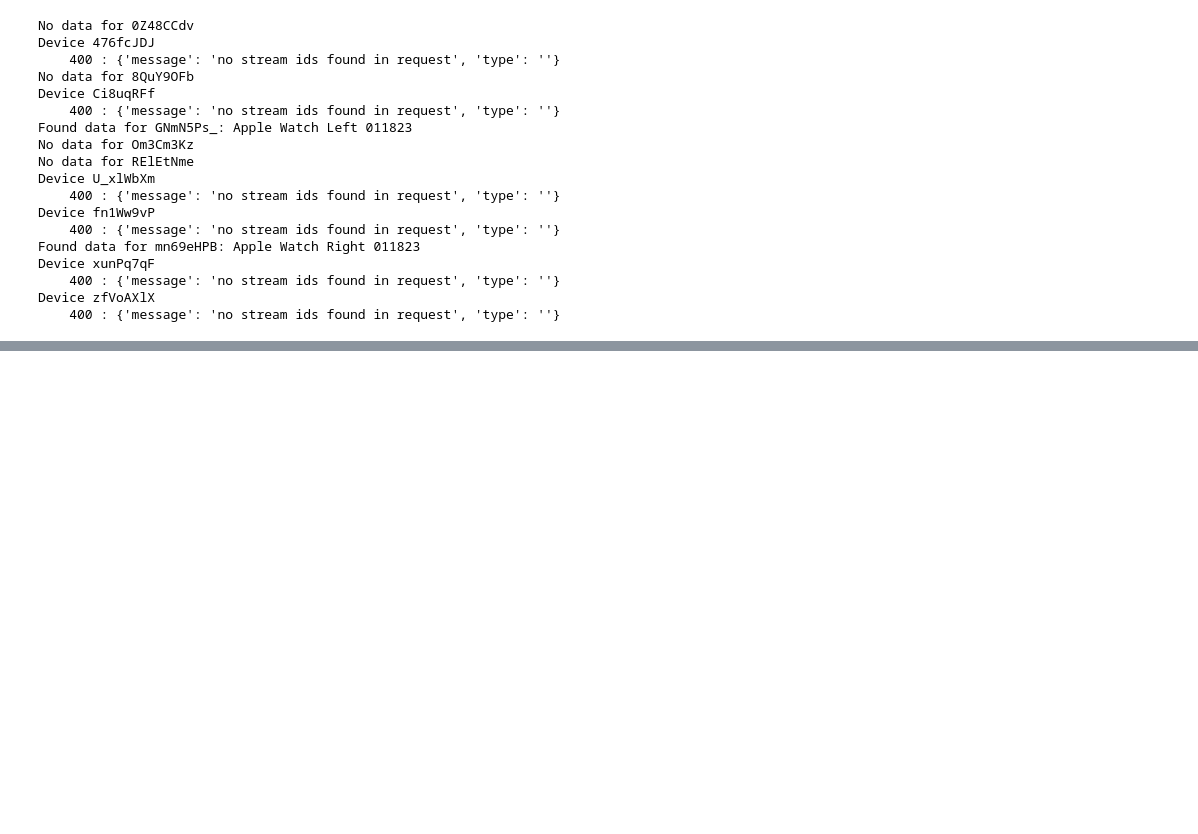
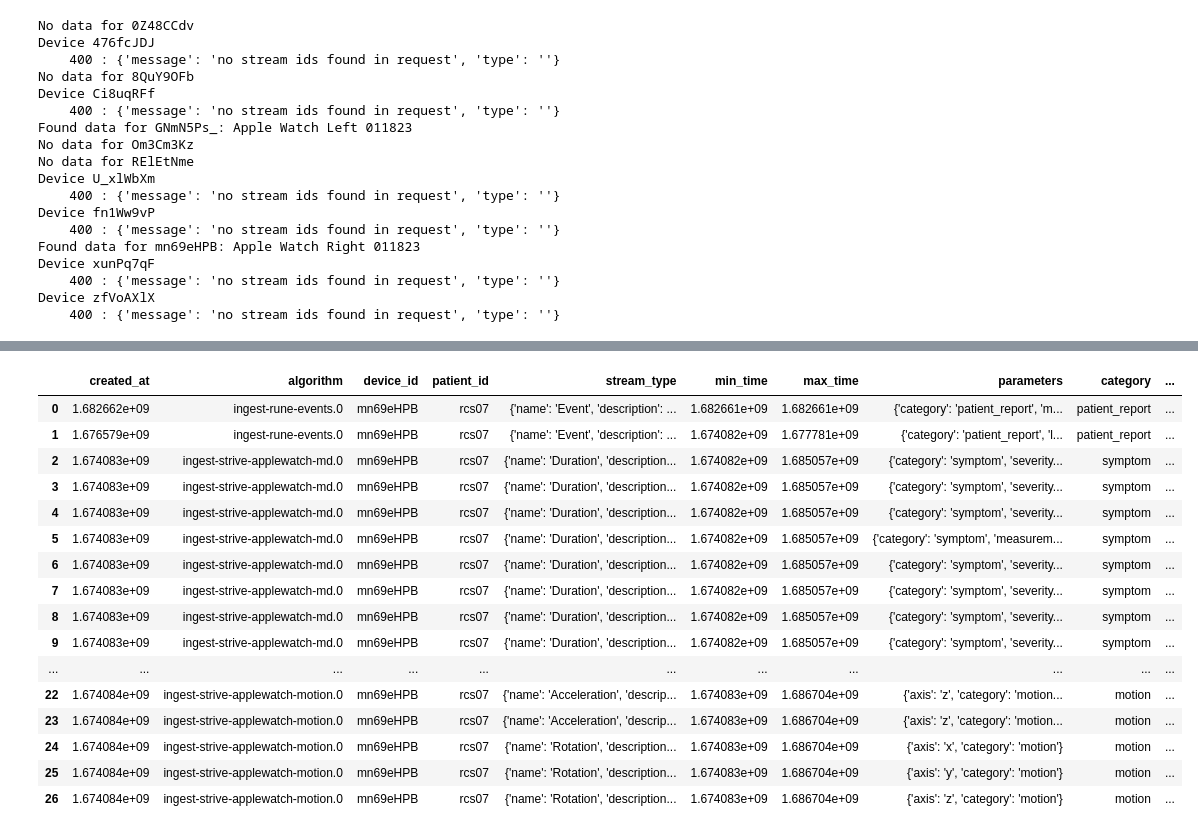
Before and after one commit to BCM-Neurosurgery/data-net-source, a Jupyter notebook: source_data/rune_v2_testing.ipynb, the cells around one changed output, grey strips where cells are left out. Saved outputs shown, nothing was run; the diff lists cells and outputs as text; code cells hidden in the pictures; blank space fills up the shorter version.

```diff
--- a/source_data/rune_v2_testing.ipynb
+++ b/source_data/rune_v2_testing.ipynb
@@ -102,7 +102,7 @@ display(x_streams.to_dataframe())
 # Get available times for May 4, 2023
 try:
     available = x_streams.get_batch_availability_dataframe(
-        start_time=1683219600, end_time=1683241200, timezone=-28800,
+        start_time=1681408661, end_time=1681427545, timezone=-28800,
         batch_operation='any', resolution=60*15)
 except Exception as e:
     print(e)
@@ -137,8 +137,9 @@ else:
 import numpy as np
 from runeq.resources.patient import get_device
 # Get a list of devices with data available on a given day:
-date = pd.Timestamp(1681369200, unit='s', tz='US/Pacific')
-end_of_day = date + pd.Timedelta(days=5)
+date = pd.Timestamp(1681427545, unit='s', tz='US/Pacific')
+end_of_day = date + pd.Timedelta(hours=4)
+resolution = 300
 
 cumulative_avail = {}
 for device in patient_streams.to_dataframe()['device_id'].unique():
@@ -146,7 +147,7 @@ for device in patient_streams.to_dataframe()['device_id'].unique():
     try:
         device_avail = device_streams.get_batch_availability_dataframe(
             start_time=int(date.timestamp()), end_time=int(end_of_day.timestamp()), timezone=-28800,
-            resolution=60*60, batch_operation='any'
+            resolution=resolution, batch_operation='any'
         )
     except Exception as e:
         print(f'Device {device}')
@@ -184,8 +185,8 @@ if len(cumulative_avail):
     raw_avail = [df['availability'].to_numpy() for df in cumulative_avail.values()]
     cumulative = [np.sum(raw_avail, axis=0) >= 1][0]
     avail_times = (cumulative_avail[devices[0]]['time'][cumulative]).to_numpy()
-    start, end = int(pd.Timestamp(avail_times[0]).timestamp()), int(pd.Timestamp(avail_times[-1]).timestamp())
-    print(f'Data available between {start} and {end}')
+    start, end = int(pd.Timestamp(avail_times[0]).timestamp()), int(pd.Timestamp(avail_times[-1]).timestamp()) + resolution
+    print(f'Data for {devices} available between {start} and {end}')
 else:
     print('NO DATA FOUND IN THE GIVEN TIME RANGE!')
 # %% [output]
@@ -194,11 +195,16 @@ Data available between 1681408800 and 1681545600
 # Get the data for the available time range
 desired_ids = devices
 
-def match_devices(stream):
-    return 'device_id' in stream.parameters and stream.parameters['device_id'] in desired_ids
-
-desired_streams = patient_streams.filter(category='motion', filter_function=match_devices)
-desired_streams.get_stream_dataframe(
-    start_time=start, end_time=end
-)
+all_data = []
+for device in desired_ids:
+    desired_streams = get_patient_stream_metadata('rcs07', device).filter(category='motion')
+    print(f'Data for {device}: {get_device(patient, device).name}')
+    print(f'Found {len(list(desired_streams.ids()))} streams over {(end - start) / 60} minutes.')
+    for stream_id in desired_streams.ids():
+        stream = get_stream_metadata(stream_id,)
+        print(f'Fetching: {stream.parameters}')
+        stream_data = stream.get_stream_dataframe(
+            start_time=start, end_time=end
+        )
+        all_data.append(stream_data)
 # %% [output]
@@ -205,0 +222,20 @@ ValueError: No objects to concatenate
+# %%
+desired_streams.to_dataframe()
+# %% [output]
+|  | created_at | algorithm | device_id | patient_id | stream_type | min_time | max_time | parameters | category | ... |
+| 0 | 1.682662e+09 | ingest-rune-events.0 | mn69eHPB | rcs07 | {'name': 'Event', 'description': ... | 1.682661e+09 | 1.682661e+09 | {'category': 'patient_report', 'm... | patient_report | ... |
+| 1 | 1.676579e+09 | ingest-rune-events.0 | mn69eHPB | rcs07 | {'name': 'Event', 'description': ... | 1.674082e+09 | 1.677781e+09 | {'category': 'patient_report', 'l... | patient_report | ... |
+| 2 | 1.674083e+09 | ingest-strive-applewatch-md.0 | mn69eHPB | rcs07 | {'name': 'Duration', 'description... | 1.674082e+09 | 1.685057e+09 | {'category': 'symptom', 'severity... | symptom | ... |
+| 3 | 1.674083e+09 | ingest-strive-applewatch-md.0 | mn69eHPB | rcs07 | {'name': 'Duration', 'description... | 1.674082e+09 | 1.685057e+09 | {'category': 'symptom', 'severity... | symptom | ... |
+| 4 | 1.674083e+09 | ingest-strive-applewatch-md.0 | mn69eHPB | rcs07 | {'name': 'Duration', 'description... | 1.674082e+09 | 1.685057e+09 | {'category': 'symptom', 'severity... | symptom | ... |
+| 5 | 1.674083e+09 | ingest-strive-applewatch-md.0 | mn69eHPB | rcs07 | {'name': 'Duration', 'description... | 1.674082e+09 | 1.685057e+09 | {'category': 'symptom', 'measurem... | symptom | ... |
+| 6 | 1.674083e+09 | ingest-strive-applewatch-md.0 | mn69eHPB | rcs07 | {'name': 'Duration', 'description... | 1.674082e+09 | 1.685057e+09 | {'category': 'symptom', 'severity... | symptom | ... |
+| 7 | 1.674083e+09 | ingest-strive-applewatch-md.0 | mn69eHPB | rcs07 | {'name': 'Duration', 'description... | 1.674082e+09 | 1.685057e+09 | {'category': 'symptom', 'severity... | symptom | ... |
+| 8 | 1.674083e+09 | ingest-strive-applewatch-md.0 | mn69eHPB | rcs07 | {'name': 'Duration', 'description... | 1.674082e+09 | 1.685057e+09 | {'category': 'symptom', 'severity... | symptom | ... |
+| 9 | 1.674083e+09 | ingest-strive-applewatch-md.0 | mn69eHPB | rcs07 | {'name': 'Duration', 'description... | 1.674082e+09 | 1.685057e+09 | {'category': 'symptom', 'severity... | symptom | ... |
+| ... | ... | ... | ... | ... | ... | ... | ... | ... | ... | ... |
+| 22 | 1.674084e+09 | ingest-strive-applewatch-motion.0 | mn69eHPB | rcs07 | {'name': 'Acceleration', 'descrip... | 1.674083e+09 | 1.686704e+09 | {'axis': 'z', 'category': 'motion... | motion | ... |
+| 23 | 1.674084e+09 | ingest-strive-applewatch-motion.0 | mn69eHPB | rcs07 | {'name': 'Acceleration', 'descrip... | 1.674083e+09 | 1.686704e+09 | {'axis': 'z', 'category': 'motion... | motion | ... |
+| 24 | 1.674084e+09 | ingest-strive-applewatch-motion.0 | mn69eHPB | rcs07 | {'name': 'Rotation', 'description... | 1.674083e+09 | 1.686704e+09 | {'axis': 'x', 'category': 'motion'} | motion | ... |
+| 25 | 1.674084e+09 | ingest-strive-applewatch-motion.0 | mn69eHPB | rcs07 | {'name': 'Rotation', 'description... | 1.674083e+09 | 1.686704e+09 | {'axis': 'y', 'category': 'motion'} | motion | ... |
+| 26 | 1.674084e+09 | ingest-strive-applewatch-motion.0 | mn69eHPB | rcs07 | {'name': 'Rotation', 'description... | 1.674083e+09 | 1.686704e+09 | {'axis': 'z', 'category': 'motion'} | motion | ... |
```
Also changed, not shown: parts of 2 cells of this notebook.
